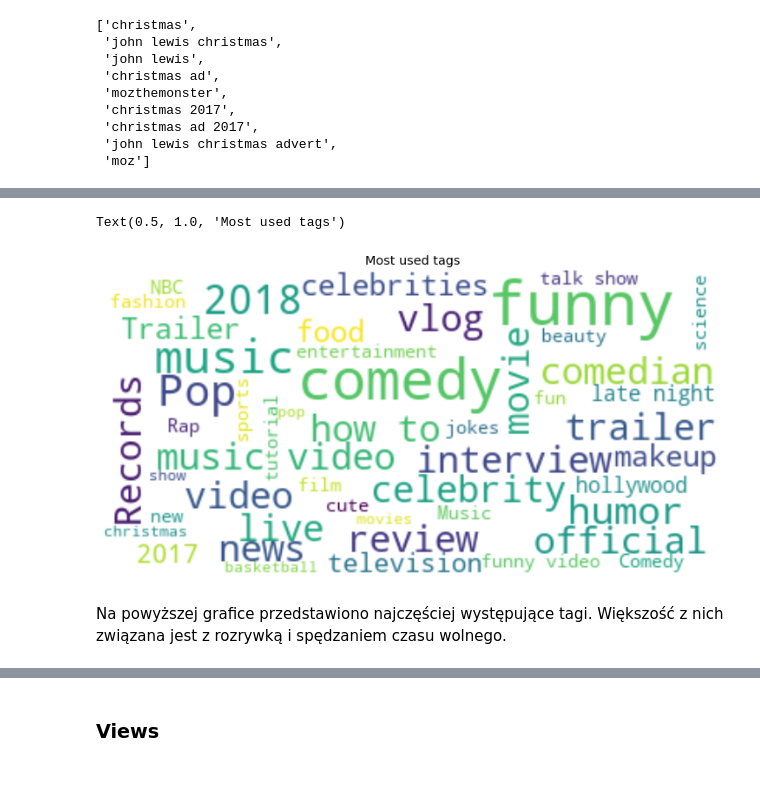
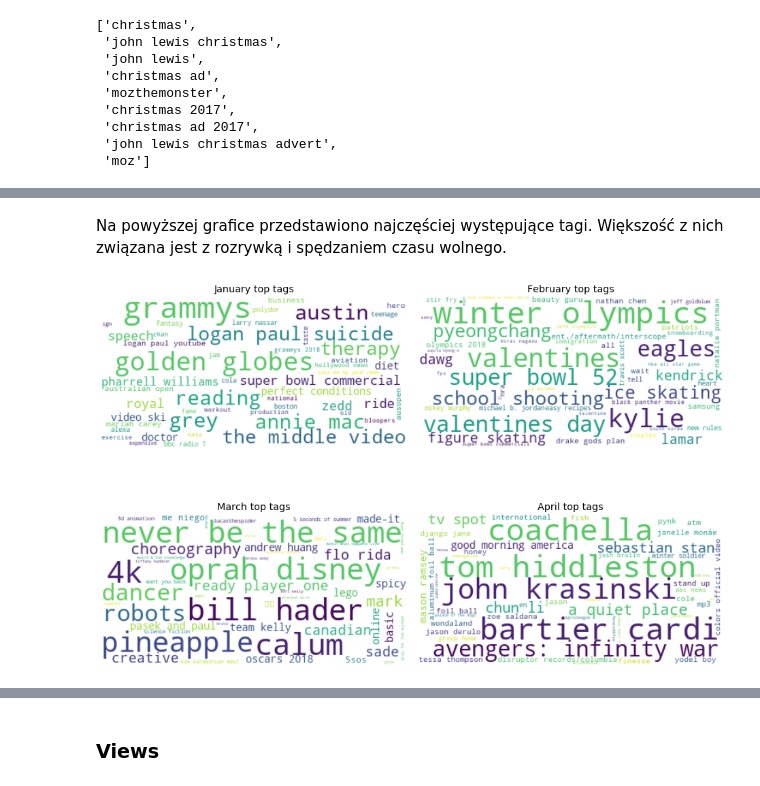
Before and after one commit to marrry/PED_YT, a Jupyter notebook: wstepne_wykresy.ipynb, the cells around one changed output, grey strips where cells are left out. Drawn from its saved outputs; the diff is of its cells as text; code cells hidden in the pictures.

Commit message:
hottest tags monthly

```diff
--- a/wstepne_wykresy.ipynb
+++ b/wstepne_wykresy.ipynb
@@ -255,7 +261,7 @@ data.tags.values[0].replace('"',"").split('|')
  'moz']
 # %%
 def prepare_tags(tags):
-    return tags.replace('"', '').split('|') if tags != '[none]' else None
+    return tags.lower().replace('"', '').split('|') if tags != '[none]' else None
 
 data['tags_split'] = data.tags.apply(prepare_tags)
 # %%
@@ -270,10 +282,2 @@ wordcloud = WordCloud(background_color='white',
-# %%
-plt.imshow(wordcloud, interpolation="bilinear")
-plt.grid(b=None)
-plt.axis("off")
-plt.title("Most used tags")
-# %% [output]
-Text(0.5, 1.0, 'Most used tags')
-[figure, removed]
 # %% [markdown]
 Na powyższej grafice przedstawiono najczęściej występujące tagi. Większość z nich związana jest z rozrywką i spędzaniem czasu wolnego.
@@ -279,0 +315,20 @@ Na powyższej grafice przedstawiono najczęściej występujące tagi. Większoś
+# %%
+fig, axs = plt.subplots(2,2, constrained_layout=True)
+
+axs[0,0].imshow(generate_wordcloud(tags_monthly[1]), interpolation="bilinear")
+axs[0,0].title.set_text("January top tags")
+
+axs[0,1].imshow(generate_wordcloud(tags_monthly[2]), interpolation="bilinear")
+axs[0,1].title.set_text("February top tags")
+
+axs[1,0].imshow(generate_wordcloud(tags_monthly[3]), interpolation="bilinear")
+axs[1,0].title.set_text("March top tags")
+
+axs[1,1].imshow(generate_wordcloud(tags_monthly[4]), interpolation="bilinear")
+axs[1,1].title.set_text("April top tags")
+
+for ax in fig.axes:
+    ax.grid(b=None)
+    ax.axis("off")
+# %% [output]
+[figure, added]
```
Also changed, not shown: parts of 18 cells of this notebook.
